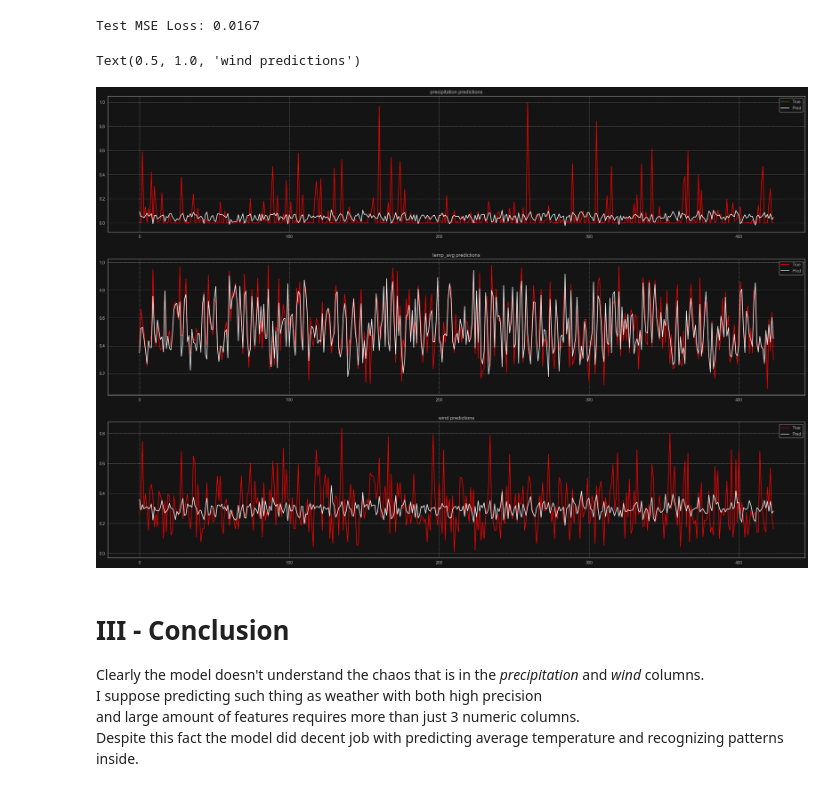
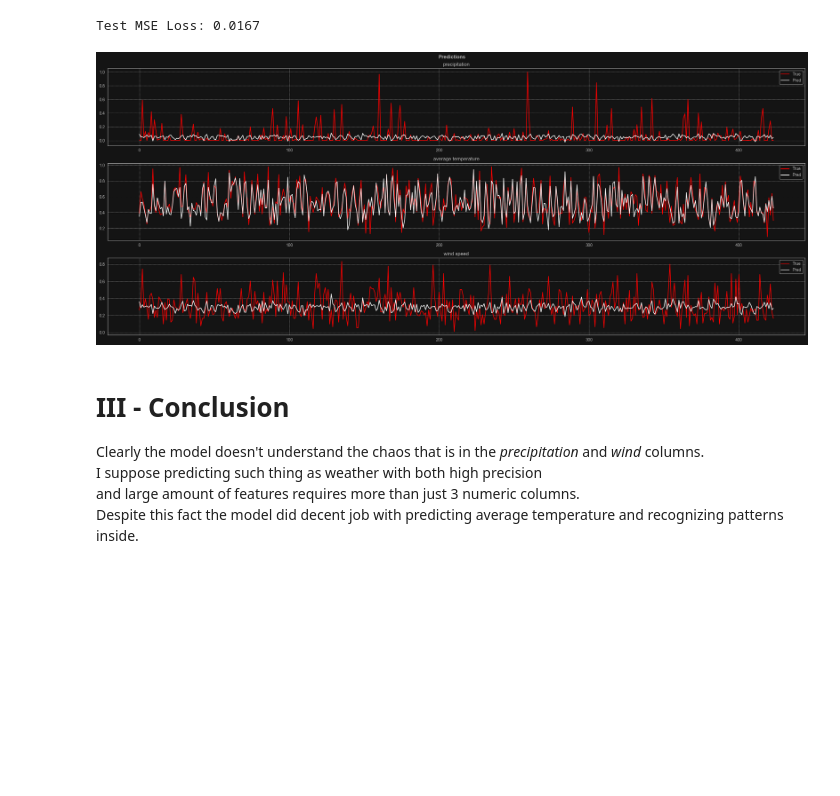
Before and after one commit to gracjan-p/weather-rnn, a Jupyter notebook: main.ipynb, the cells around one changed output. Drawn from its saved outputs; the diff is of its cells as text; code cells hidden in the pictures; blank space fills up the shorter version.

```diff
--- a/main.ipynb
+++ b/main.ipynb
@@ -595,23 +595,25 @@ temp_avg_pred = np.array(y_pred)[:, 1]
 wind_true = np.array(y_true)[:, 2]
 wind_pred = np.array(y_pred)[:, 2]
 # %%
-fig, axes = plt.subplots(nrows=3, ncols=1, figsize=(30, 20))
+fig, axes = plt.subplots(nrows=3, ncols=1, figsize=(24, 10))
 axes = axes.flatten()
 
 sb.lineplot(x=range(len(precip_true)), y=precip_true, color='red', ax=axes[0], label='True')
 sb.lineplot(x=range(len(precip_pred)), y=precip_pred, color='white', ax=axes[0], label='Pred')
-axes[0].set_title('precipitation predictions')
+axes[0].set_title('precipitation')
 
 sb.lineplot(x=range(len(temp_avg_true)), y=temp_avg_true, color='red', ax=axes[1], label='True')
 sb.lineplot(x=range(len(temp_avg_pred)), y=temp_avg_pred, color='white', ax=axes[1], label='Pred')
-axes[1].set_title('temp_avg predictions')
+axes[1].set_title('average temperature')
 
 sb.lineplot(x=range(len(wind_true)), y=wind_true, color='red', ax=axes[2], label='True')
 sb.lineplot(x=range(len(wind_pred)), y=wind_pred, color='white', ax=axes[2], label='Pred')
-axes[2].set_title('wind predictions')
+axes[2].set_title('wind speed')
+
+plt.suptitle('Predictions', fontweight='bold')
+plt.tight_layout()
 # %% [output]
-Text(0.5, 1.0, 'wind predictions')
-[figure, old version]
+[figure, new version]
 # %% [markdown]
 # III - Conclusion
 Clearly the model doesn't understand the chaos that is in the _precipitation_ and _wind_ columns. <br>
```
Also changed, not shown: 2 other files.
